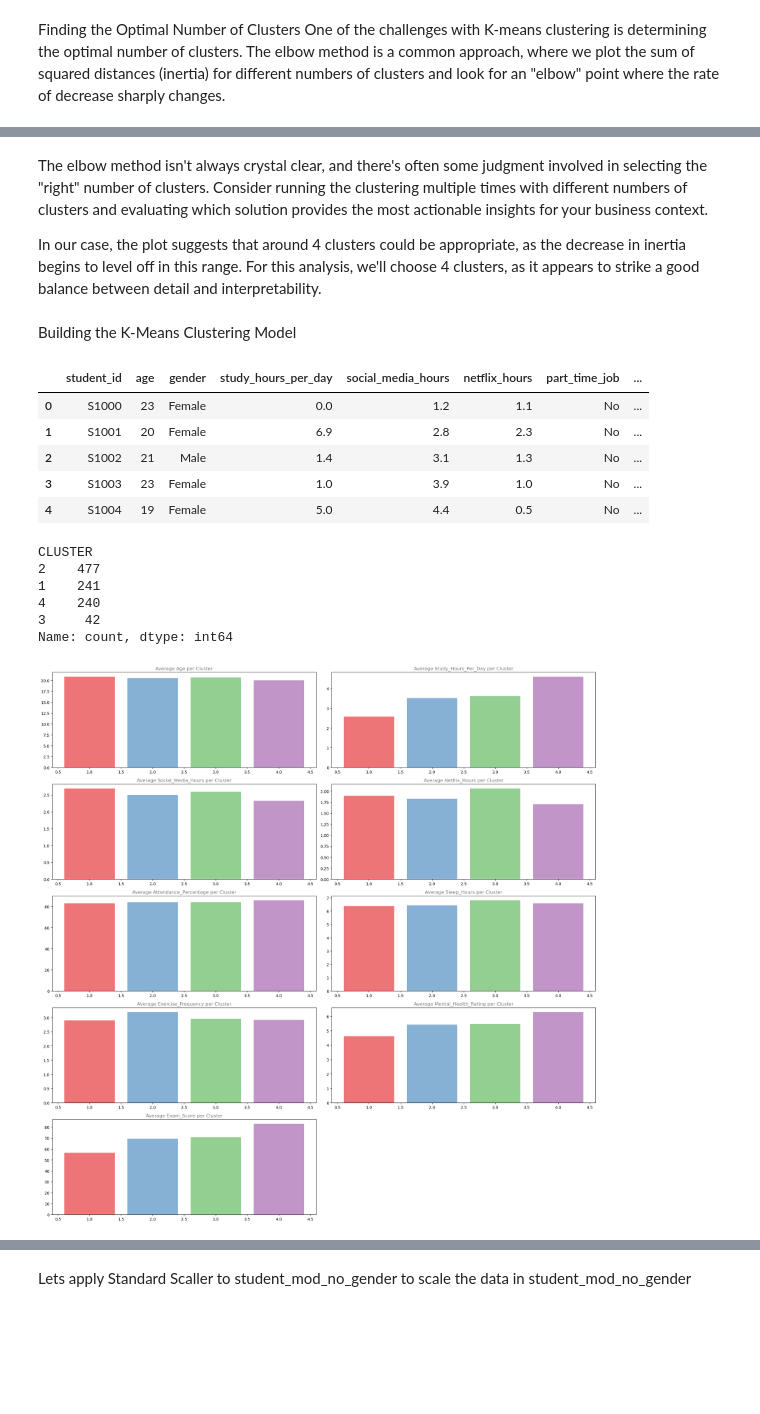
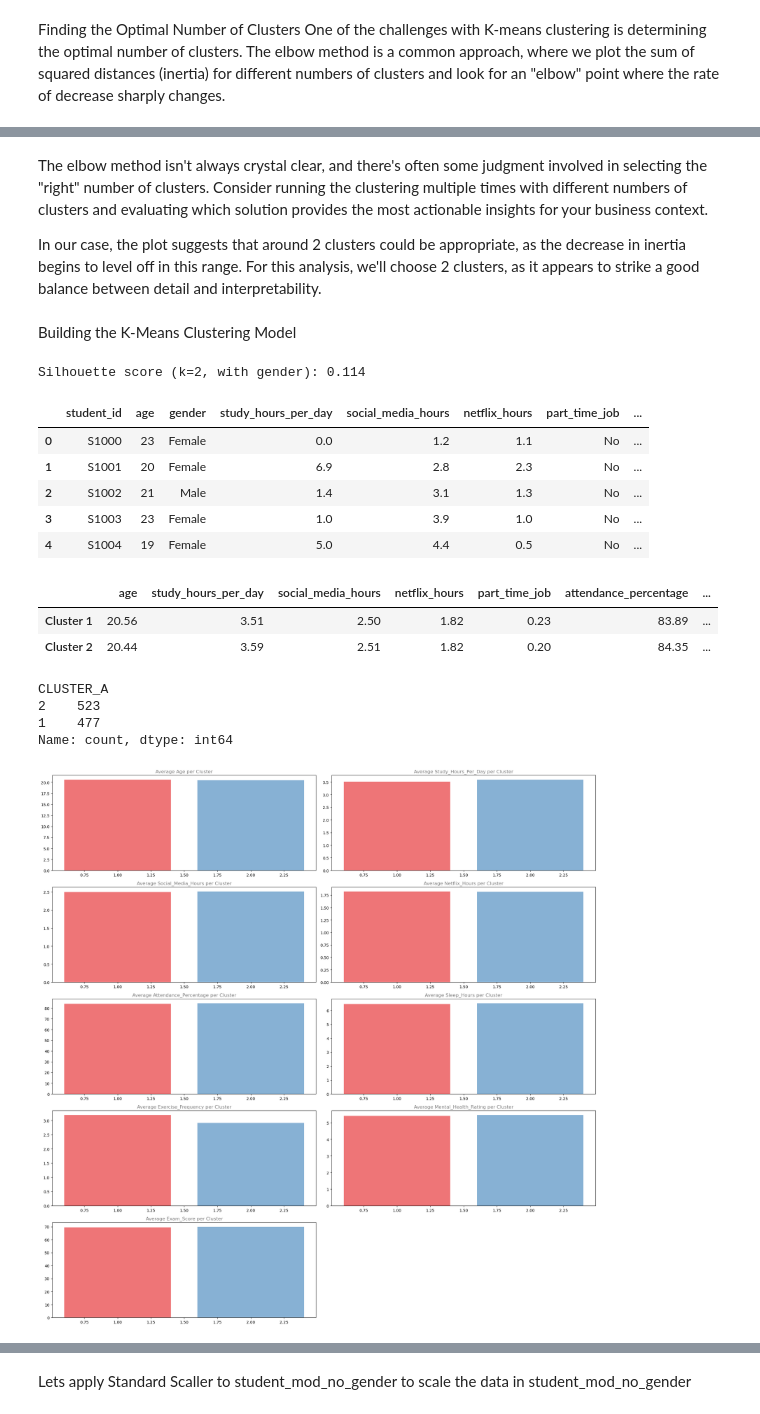
Before and after one commit to SvetlanaNMik/KMeans_student_habits_performance, a Jupyter notebook: habits_vs_performance.ipynb, the cells around one changed output, grey strips where cells are left out. Cells and saved outputs as stored; diff of their text form; code cells hidden in the pictures; blank space fills up the shorter version.

Commit message:
adresed todos and random state added

```diff
--- a/habits_vs_performance.ipynb
+++ b/habits_vs_performance.ipynb
@@ -318,7 +319,7 @@ None
 | 3 | S1003 | 23 | 1.0 | 3.9 | 1.0 | 0 | ... |
 | 4 | S1004 | 19 | 5.0 | 4.4 | 0.5 | 0 | ... |
 # %%
-dummies = pd.get_dummies(students_modif[['gender']])
+dummies = pd.get_dummies(students_modif[['gender']]).astype(int)
 
 students_modif = pd.concat([students_modif, dummies], axis=1)
 students_modif.drop(['gender'], axis=1, inplace=True)
@@ -357,10 +371,8 @@ StandardScaler transforms each feature to have a mean of 0 and a standard deviat
 # %%
-X = students_modif.drop('student_id', axis=1)
+X_df = students_modif.drop('student_id', axis=1)
 
-scaler = StandardScaler()
-scaler.fit(X)
-
-X_scaled = scaler.transform(X)
+scaler_a = StandardScaler()
+X_scaled = scaler_a.fit_transform(X_df)
 # %% [markdown]
 Finding the Optimal Number of Clusters
 One of the challenges with K-means clustering is determining the optimal number of clusters. The elbow method is a common approach, where we plot the sum of squared distances (inertia) for different numbers of clusters and look for an "elbow" point where the rate of decrease sharply changes.
@@ -385,46 +383,56 @@ plt.show()
 # %% [markdown]
 The elbow method isn't always crystal clear, and there's often some judgment involved in selecting the "right" number of clusters. Consider running the clustering multiple times with different numbers of clusters and evaluating which solution provides the most actionable insights for your business context.
 
-In our case, the plot suggests that around 4 clusters could be appropriate, as the decrease in inertia begins to level off in this range. For this analysis, we'll choose 4 clusters, as it appears to strike a good balance between detail and interpretability.
+In our case, the plot suggests that around 2 clusters could be appropriate, as the decrease in inertia begins to level off in this range. For this analysis, we'll choose 2 clusters, as it appears to strike a good balance between detail and interpretability.
 # %% [markdown]
 Building the K-Means Clustering Model
 # %%
-model = KMeans(n_clusters=4)
-y = model.fit_predict(X_scaled)
+model_a = KMeans(n_clusters=2, random_state=42, n_init=10)
+y_a = model_a.fit_predict(X_scaled)
 
-# Adding the cluster assignments to our original dataframe
-df['CLUSTER'] = y + 1  # Adding 1 to make clusters 1-based instead of 0-based
+df['CLUSTER_A'] = y_a + 1
+print(f'Silhouette score (k=2, with gender): {silhouette_score(X_scaled, y_a):.3f}')
 df.head()
 # %% [output]
+Silhouette score (k=2, with gender): 0.114
 |  | student_id | age | gender | study_hours_per_day | social_media_hours | netflix_hours | part_time_job | ... |
 | 0 | S1000 | 23 | Female | 0.0 | 1.2 | 1.1 | No | ... |
 | 1 | S1001 | 20 | Female | 6.9 | 2.8 | 2.3 | No | ... |
 | 2 | S1002 | 21 | Male | 1.4 | 3.1 | 1.3 | No | ... |
 | 3 | S1003 | 23 | Female | 1.0 | 3.9 | 1.0 | No | ... |
 | 4 | S1004 | 19 | Female | 5.0 | 4.4 | 0.5 | No | ... |
+# %%
+centroid_df_a = pd.DataFrame(
+    scaler_a.inverse_transform(model_a.cluster_centers_),
+    columns=X_df.columns,
+    index=[f'Cluster {i+1}' for i in range(2)]
+).round(2)
+centroid_df_a
+# %% [output]
+|  | age | study_hours_per_day | social_media_hours | netflix_hours | part_time_job | attendance_percentage | ... |
+| Cluster 1 | 20.56 | 3.51 | 2.50 | 1.82 | 0.23 | 83.89 | ... |
+| Cluster 2 | 20.44 | 3.59 | 2.51 | 1.82 | 0.20 | 84.35 | ... |
 # %%
-df['CLUSTER'].value_counts()
+df['CLUSTER_A'].value_counts()
 # %% [output]
-CLUSTER
-2    477
-1    241
-4    240
-3     42
+CLUSTER_A
+2    523
+1    477
 Name: count, dtype: int64
 # %%
-numeric_columns = df.select_dtypes(include=np.number).drop(['CLUSTER'], axis=1).columns
+numeric_columns = df.select_dtypes(include=np.number).drop(['CLUSTER_A'], axis=1).columns
 
 fig = plt.figure(figsize=(20, 20))
 for i, column in enumerate(numeric_columns):
-    df_plot = df.groupby('CLUSTER')[column].mean()
+    df_plot = df.groupby('CLUSTER_A')[column].mean()
     ax = fig.add_subplot(5, 2, i+1)
     ax.bar(df_plot.index, df_plot, color=sns.color_palette('Set1'), alpha=0.6)
     ax.set_title(f'Average {column.title()} per Cluster', alpha=0.5)
     ax.xaxis.grid(False)
 
 plt.tight_layout()
 plt.show()
 # %% [output]
-[figure, old version]
+[figure, new version]
 # %%
 fig, ((ax1, ax2), (ax3, ax4)) = plt.subplots(2, 2, figsize=(16, 8))
```
Also changed, not shown: parts of 17 cells of this notebook.
